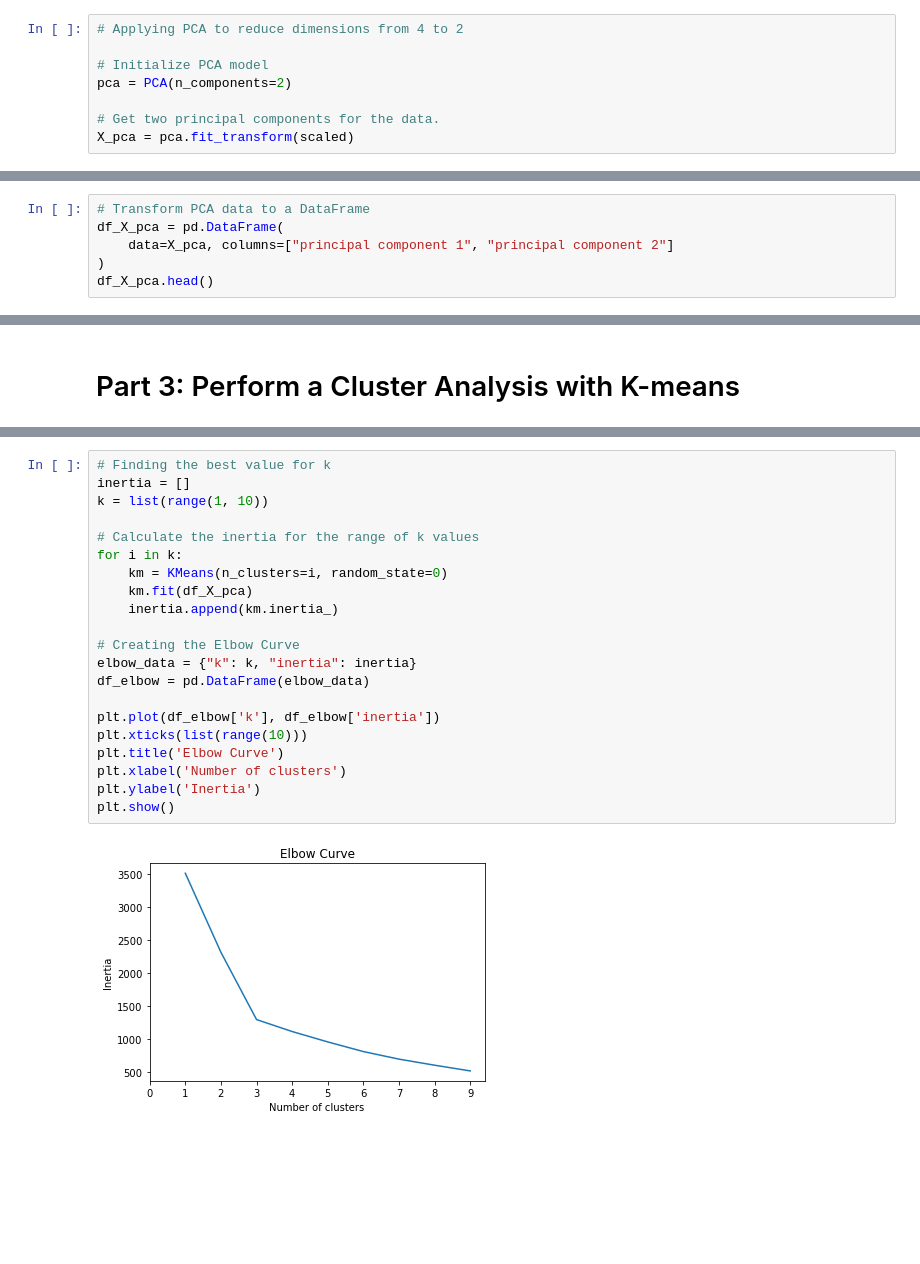
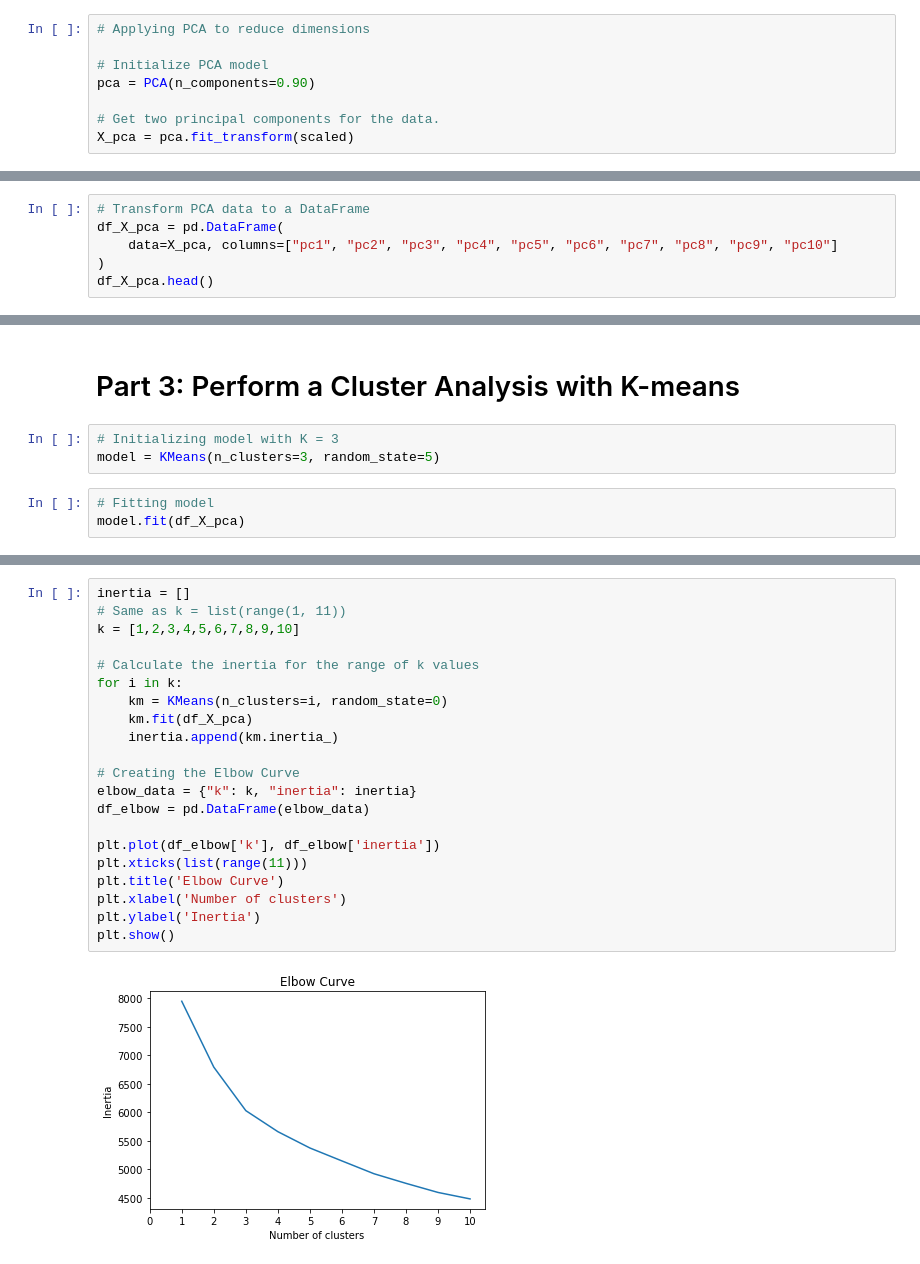
Before and after one commit to Salllym/Unsupervised-Learning, a Jupyter notebook: Myopia.ipynb, the cells around one changed output, grey strips where cells are left out. Saved outputs shown, nothing was run; the diff lists cells and outputs as text; blank space fills up the shorter version.

```diff
--- a/Myopia.ipynb
+++ b/Myopia.ipynb
@@ -62,10 +63,10 @@ print(scaled[0:5])
    0.25709181 -0.91206246 -0.68931054 -0.67299591 -0.86592239 -1.37450264
    0.98713773 -0.99676897]]
 # %%
-# Applying PCA to reduce dimensions from 4 to 2
+# Applying PCA to reduce dimensions
 
 # Initialize PCA model
-pca = PCA(n_components=2)
+pca = PCA(n_components=0.90)
 
 # Get two principal components for the data.
 X_pca = pca.fit_transform(scaled)
@@ -72,7 +77,7 @@ X_pca = pca.fit_transform(scaled)
 # %%
 # Transform PCA data to a DataFrame
 df_X_pca = pd.DataFrame(
-    data=X_pca, columns=["principal component 1", "principal component 2"]
+    data=X_pca, columns=["pc1", "pc2", "pc3", "pc4", "pc5", "pc6", "pc7", "pc8", "pc9", "pc10"]
 )
 df_X_pca.head()
 # %% [output]
@@ -90,2 +127,8 @@ array([0.21177355, 0.15659716])
 # %% [markdown]
 # Part 3: Perform a Cluster Analysis with K-means
+# %%
+# Initializing model with K = 3
+model = KMeans(n_clusters=3, random_state=5)
+# %%
+# Fitting model
+model.fit(df_X_pca)
@@ -92,24 +159,24 @@ array([0.21177355, 0.15659716])
 # %%
-# Finding the best value for k
 inertia = []
-k = list(range(1, 10))
+# Same as k = list(range(1, 11))
+k = [1,2,3,4,5,6,7,8,9,10]
 
 # Calculate the inertia for the range of k values
 for i in k:
     km = KMeans(n_clusters=i, random_state=0)
     km.fit(df_X_pca)
     inertia.append(km.inertia_)
 
 # Creating the Elbow Curve
 elbow_data = {"k": k, "inertia": inertia}
 df_elbow = pd.DataFrame(elbow_data)
 
 plt.plot(df_elbow['k'], df_elbow['inertia'])
-plt.xticks(list(range(10)))
+plt.xticks(list(range(11)))
 plt.title('Elbow Curve')
 plt.xlabel('Number of clusters')
 plt.ylabel('Inertia')
 plt.show()
 # %% [output]
-[figure, old version]
+[figure, new version]
 # %%
```
Also changed, not shown: parts of 18 cells of this notebook.
